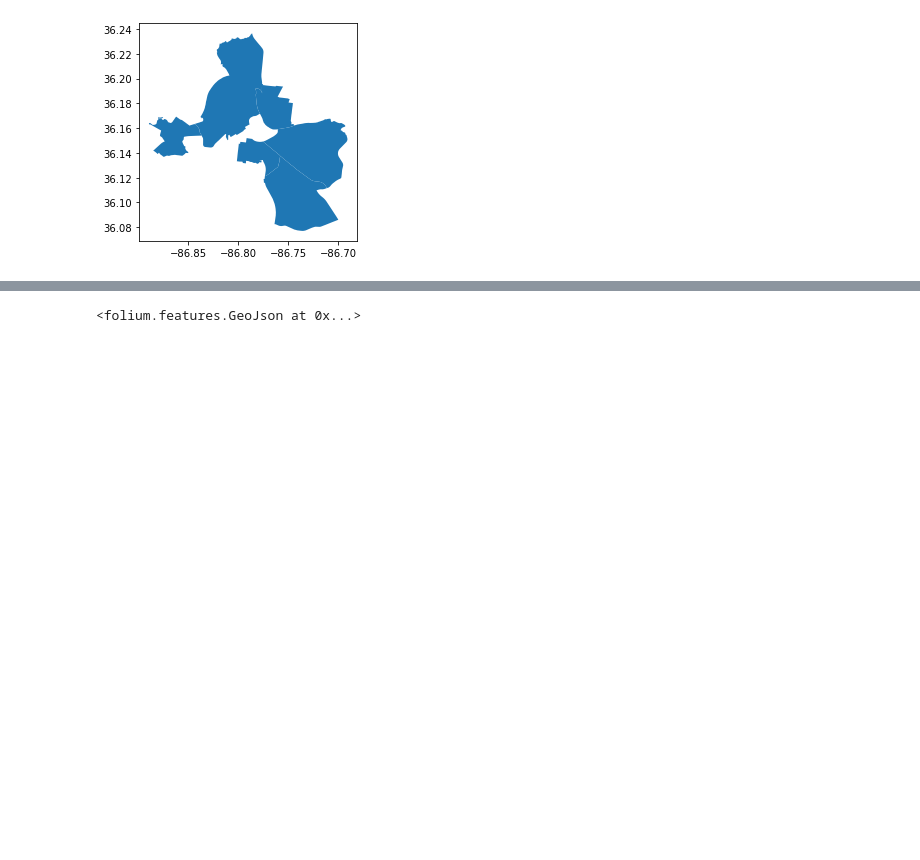
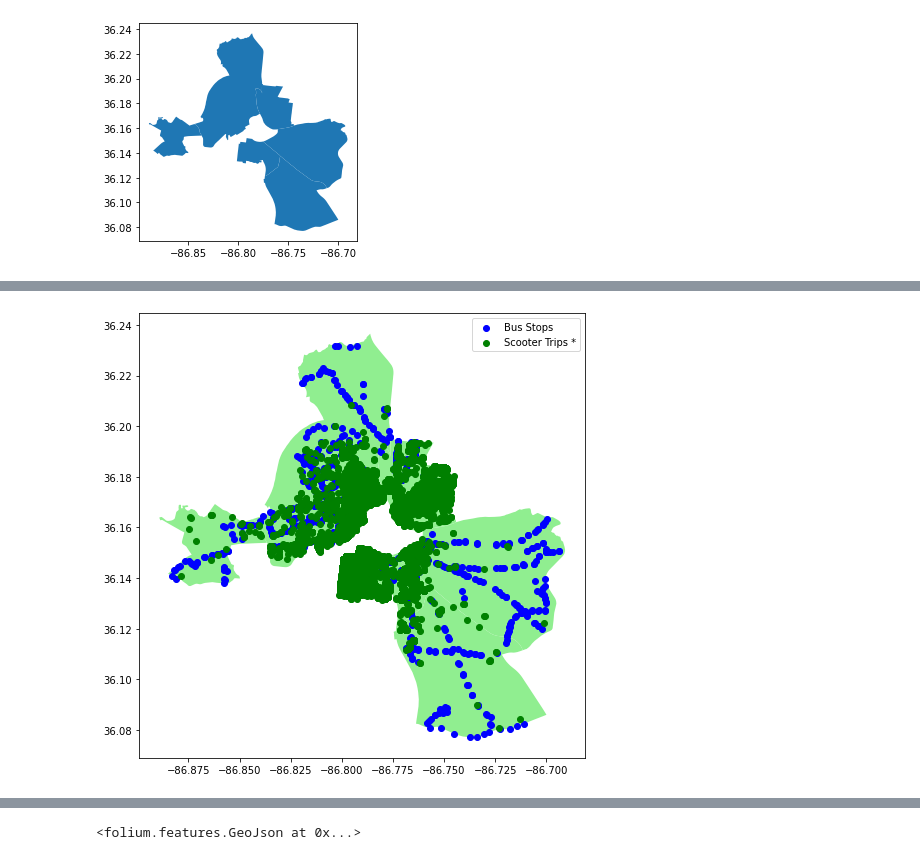
Before and after one commit to Rhunsilval/nashville_scooters_python, a Jupyter notebook: notebooks/bus_and_promise_maps.ipynb, the cells around one changed output, grey strips where cells are left out. Drawn from its saved outputs; the diff is of its cells as text; code cells hidden in the pictures; blank space fills up the shorter version.

```diff
--- a/notebooks/bus_and_promise_maps.ipynb
+++ b/notebooks/bus_and_promise_maps.ipynb
@@ -212,3 +203,12 @@ plt.show();
+# %%
+#fig, ax = matplotlib.subplots()
+ax = promise_zone.plot(figsize = (8, 10), color = 'lightgreen')
+promise_stops.plot( ax = ax, color = 'blue', label = 'Bus Stops')
+july_start.plot(ax=ax, color = 'green', label = 'Scooter Trips *')
+ax.legend();
+plt.show();
+# %% [output]
+[figure, added]
 # %%
 area_center = [36.174465, -86.767960]
 # %%
```
Also changed, not shown: parts of 45 cells of this notebook, 1 other file.
